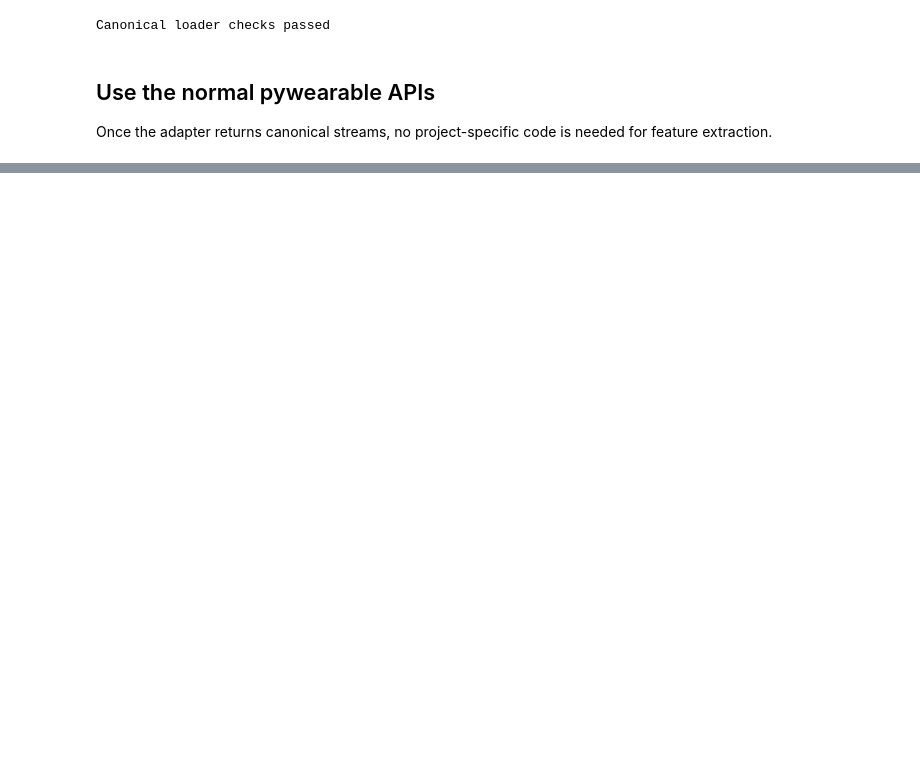
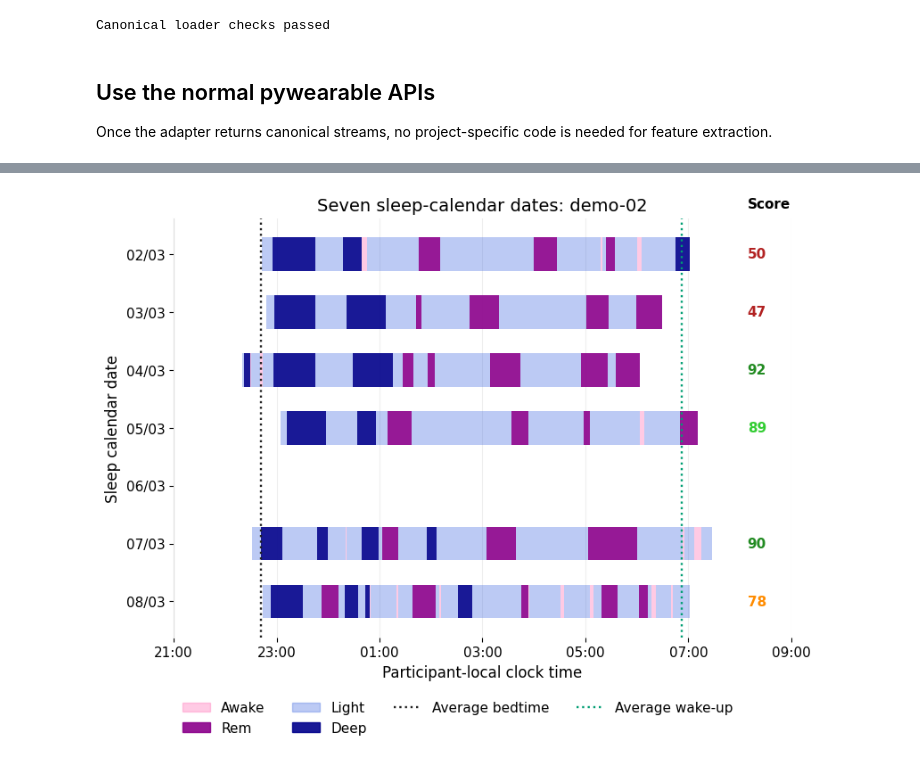
Before and after one commit to MeDiTech-SUPSI/pywearable, a Jupyter notebook: docs/_notebooks/custom_loader.ipynb, the cells around one changed output, grey strips where cells are left out. Saved outputs shown, nothing was run; the diff lists cells and outputs as text; code cells hidden in the pictures; blank space fills up the shorter version.

```diff
--- a/docs/_notebooks/custom_loader.ipynb
+++ b/docs/_notebooks/custom_loader.ipynb
@@ -352,0 +689,14 @@ Add an optional provider-native daily score.
+# %%
+sleep_participant = "demo-02"
+visualization.plot_sleep_summary(
+    loader,
+    sleep_participant,
+    start_date=START,
+    end_date=END - pd.Timedelta(days=1),
+    show_scores=True,
+    title=f"Seven sleep-calendar dates: {sleep_participant}",
+    show=False,
+)
+plt.show()
+# %% [output]
+[figure, added]
```
Also changed, not shown: parts of 22 cells of this notebook, 16 other files.
